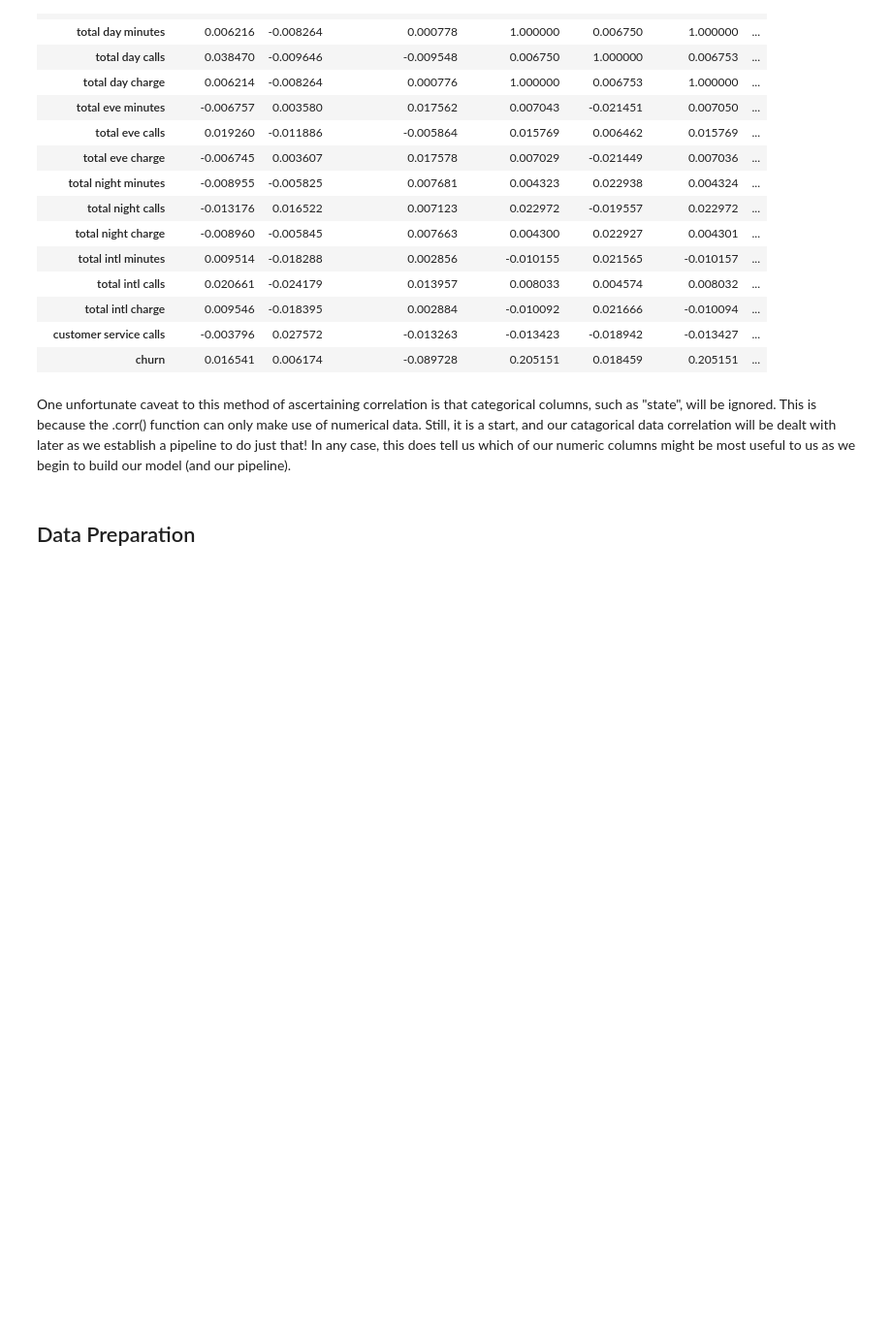
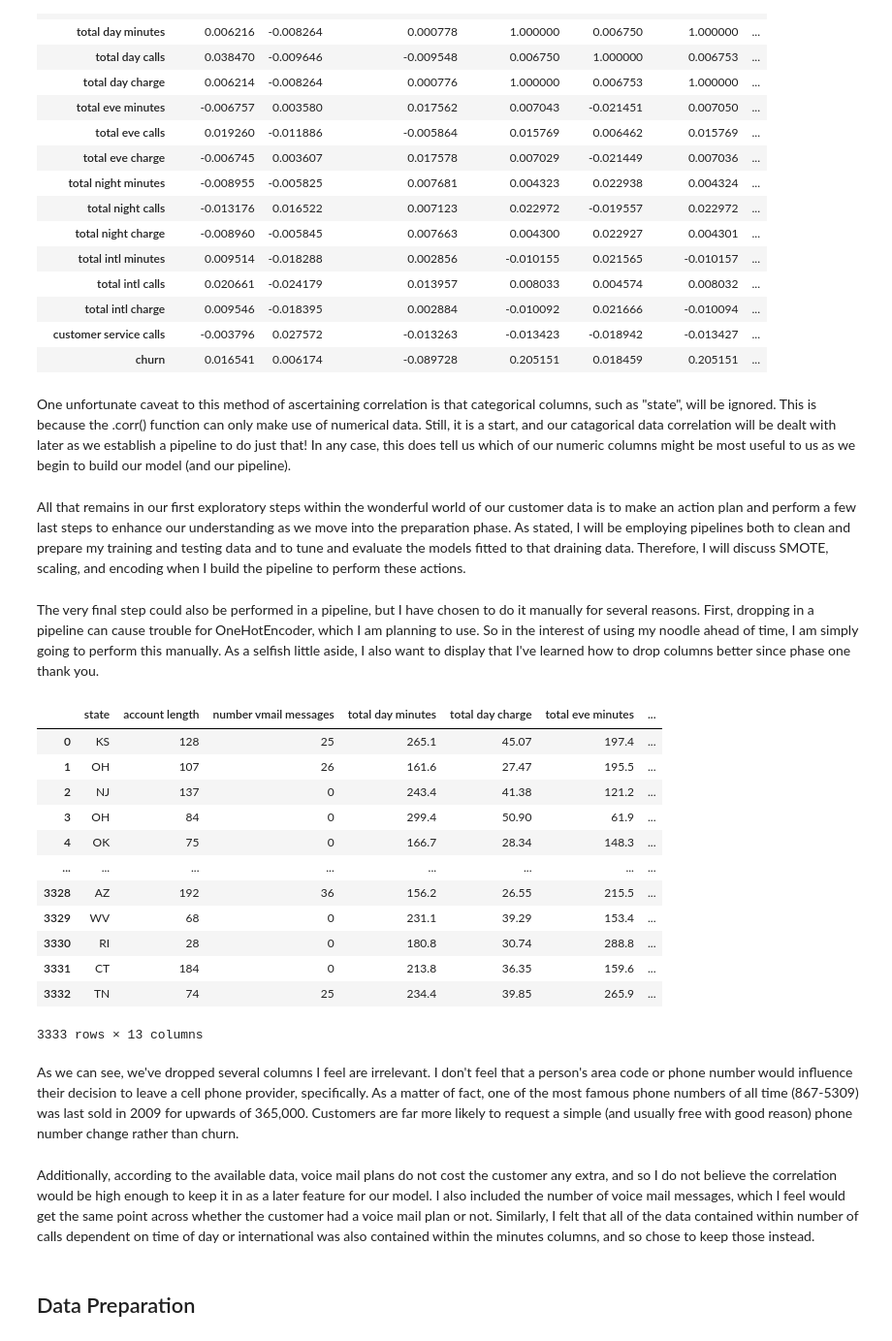
Before and after one commit to falloutb1tch/CustomerChurnProject, a Jupyter notebook: Final.ipynb, the cells around one changed output. Shown at 97% size. Cells and saved outputs as stored; diff of their text form; code cells hidden in the pictures; blank space fills up the shorter version.

```diff
--- a/Final.ipynb
+++ b/Final.ipynb
@@ -76,6 +91,32 @@ cust_df.corr()
 | churn | 0.016541 | 0.006174 | -0.089728 | 0.205151 | 0.018459 | 0.205151 | ... |
 # %% [markdown]
 One unfortunate caveat to this method of ascertaining correlation is that categorical columns, such as "state", will be ignored. This is because the .corr() function can only make use of numerical data. Still, it is a start, and our catagorical data correlation will be dealt with later as we establish a pipeline to do just that! In any case, this does tell us which of our numeric columns might be most useful to us as we begin to build our model (and our pipeline).
+# %% [markdown]
+All that remains in our first exploratory steps within the wonderful world of our customer data is to make an action plan and perform a few last steps to enhance our understanding as we move into the preparation phase. As stated, I will be employing pipelines both to clean and prepare my training and testing data and to tune and evaluate the models fitted to that draining data. Therefore, I will discuss SMOTE, scaling, and encoding when I build the pipeline to perform these actions.
+# %% [markdown]
+The very final step could also be performed in a pipeline, but I have chosen to do it manually for several reasons. First, dropping in a pipeline can cause trouble for OneHotEncoder, which I am planning to use. So in the interest of using my noodle ahead of time, I am simply going to perform this manually. As a selfish little aside, I also want to display that I've learned how to drop columns better since phase one thank you.
+# %%
+cust_df = cust_df.drop(['area code', 'phone number', 'international plan', 'voice mail plan', 'total day calls', 'total eve calls', 'total night calls', 'total intl calls'], axis=1)
+# %%
+cust_df
+# %% [output]
+|  | state | account length | number vmail messages | total day minutes | total day charge | total eve minutes | ... |
+| 0 | KS | 128 | 25 | 265.1 | 45.07 | 197.4 | ... |
+| 1 | OH | 107 | 26 | 161.6 | 27.47 | 195.5 | ... |
+| 2 | NJ | 137 | 0 | 243.4 | 41.38 | 121.2 | ... |
+| 3 | OH | 84 | 0 | 299.4 | 50.90 | 61.9 | ... |
+| 4 | OK | 75 | 0 | 166.7 | 28.34 | 148.3 | ... |
+| ... | ... | ... | ... | ... | ... | ... | ... |
+| 3328 | AZ | 192 | 36 | 156.2 | 26.55 | 215.5 | ... |
+| 3329 | WV | 68 | 0 | 231.1 | 39.29 | 153.4 | ... |
+| 3330 | RI | 28 | 0 | 180.8 | 30.74 | 288.8 | ... |
+| 3331 | CT | 184 | 0 | 213.8 | 36.35 | 159.6 | ... |
+| 3332 | TN | 74 | 25 | 234.4 | 39.85 | 265.9 | ... |
+3333 rows × 13 columns
+# %% [markdown]
+As we can see, we've dropped several columns I feel are irrelevant. I don't feel that a person's area code or phone number would influence their decision to leave a cell phone provider, specifically. As a matter of fact, one of the most famous phone numbers of all time (867-5309) was last sold in 2009 for upwards of 365,000. Customers are far more likely to request a simple (and usually free with good reason) phone number change rather than churn.
+# %% [markdown]
+Additionally, according to the available data, voice mail plans do not cost the customer any extra, and so I do not believe the correlation would be high enough to keep it in as a later feature for our model. I also included the number of voice mail messages, which I feel would get the same point across whether the customer had a voice mail plan or not. Similarly, I felt that all of the data contained within number of calls dependent on time of day or international was also contained within the minutes columns, and so chose to keep those instead.
 # %% [markdown]
 ## Data Preparation
 # %% [markdown]
```
Also changed, not shown: parts of 14 cells of this notebook.
